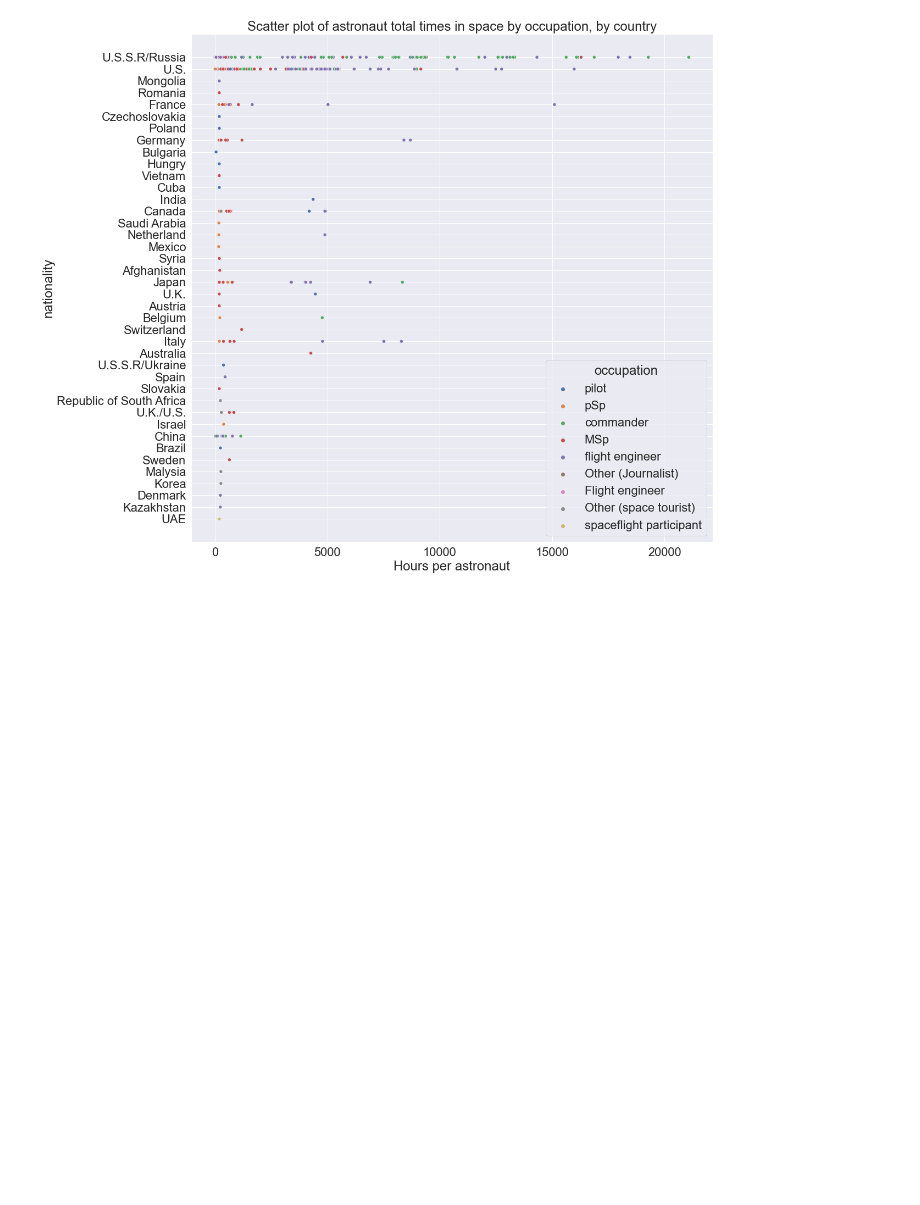
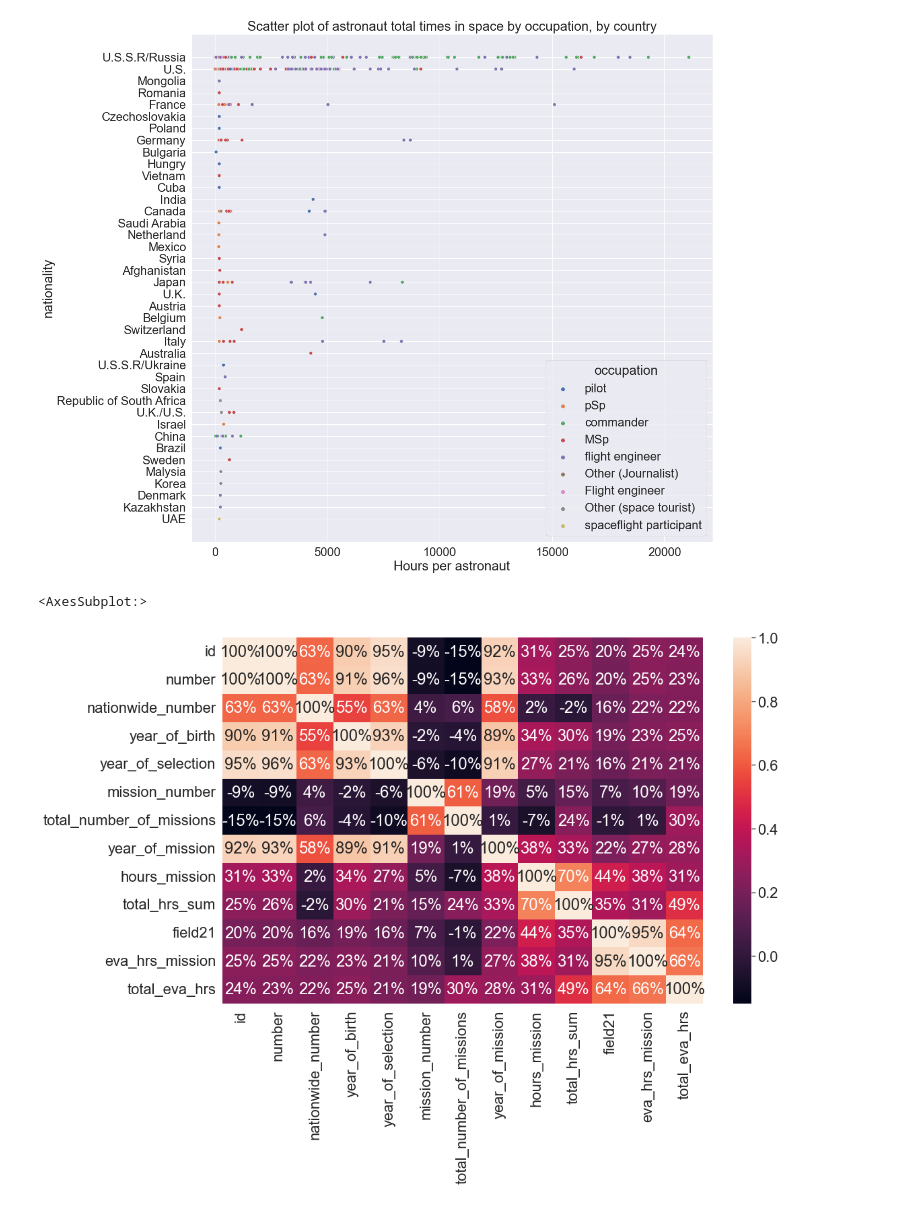
Before and after one commit to munjik/personal-projects, a Jupyter notebook: nPlan/astronauts-missions.ipynb, the cells around one changed output. Drawn from its saved outputs; the diff is of its cells as text; code cells hidden in the pictures; blank space fills up the shorter version.

```diff
--- a/nPlan/astronauts-missions.ipynb
+++ b/nPlan/astronauts-missions.ipynb
@@ -277,3 +395,15 @@ p.set_xlabel('Hours per astronaut')
 # %% [output]
 Text(0.5, 0, 'Hours per astronaut')
 [figure]
+# %%
+# Correlation Matrix
+# the point of correlation matrix is to see which features are causing possible overfitting
+
+# correlation
+corr = data.corr()
+top_corr_feat = corr.index
+plt.figure(figsize=(16, 10))
+sns.heatmap(data[top_corr_feat].corr(), annot=True, fmt='.0%')
+# %% [output]
+<AxesSubplot:>
+[figure, added]
```
Also changed, not shown: parts of 17 cells of this notebook, 2 other files.
